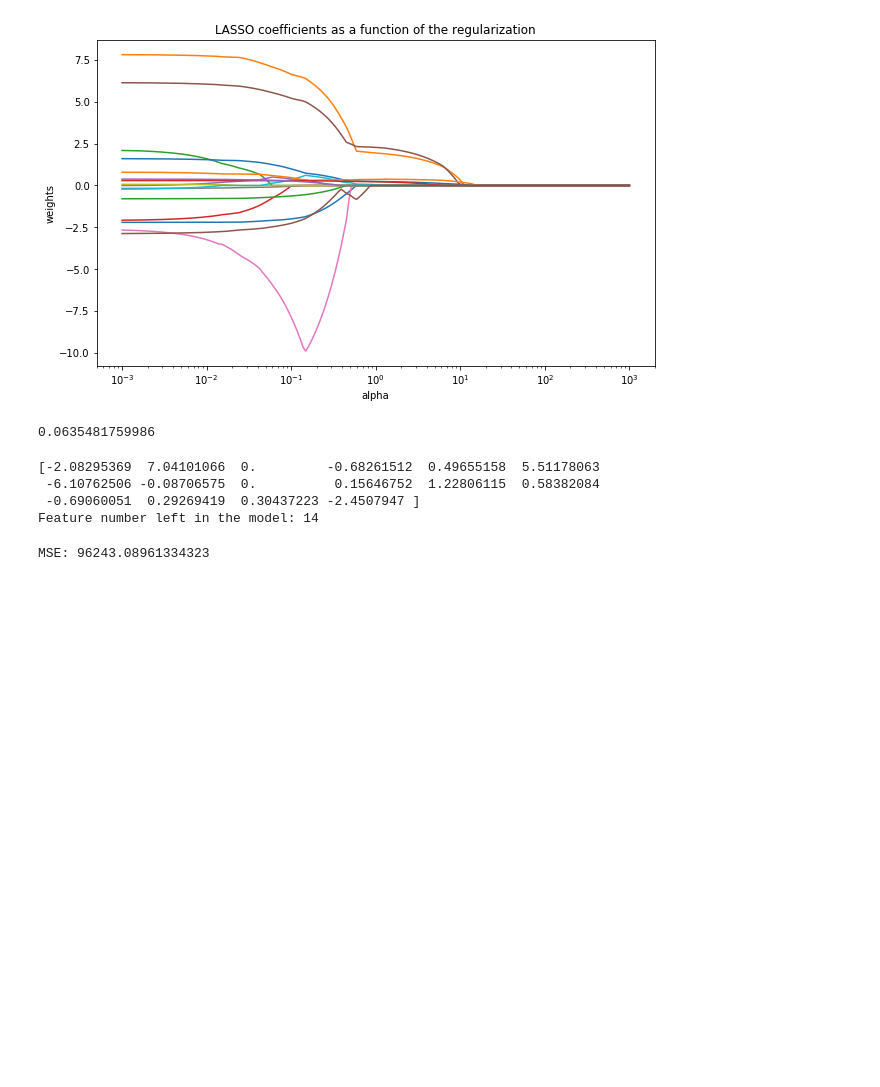
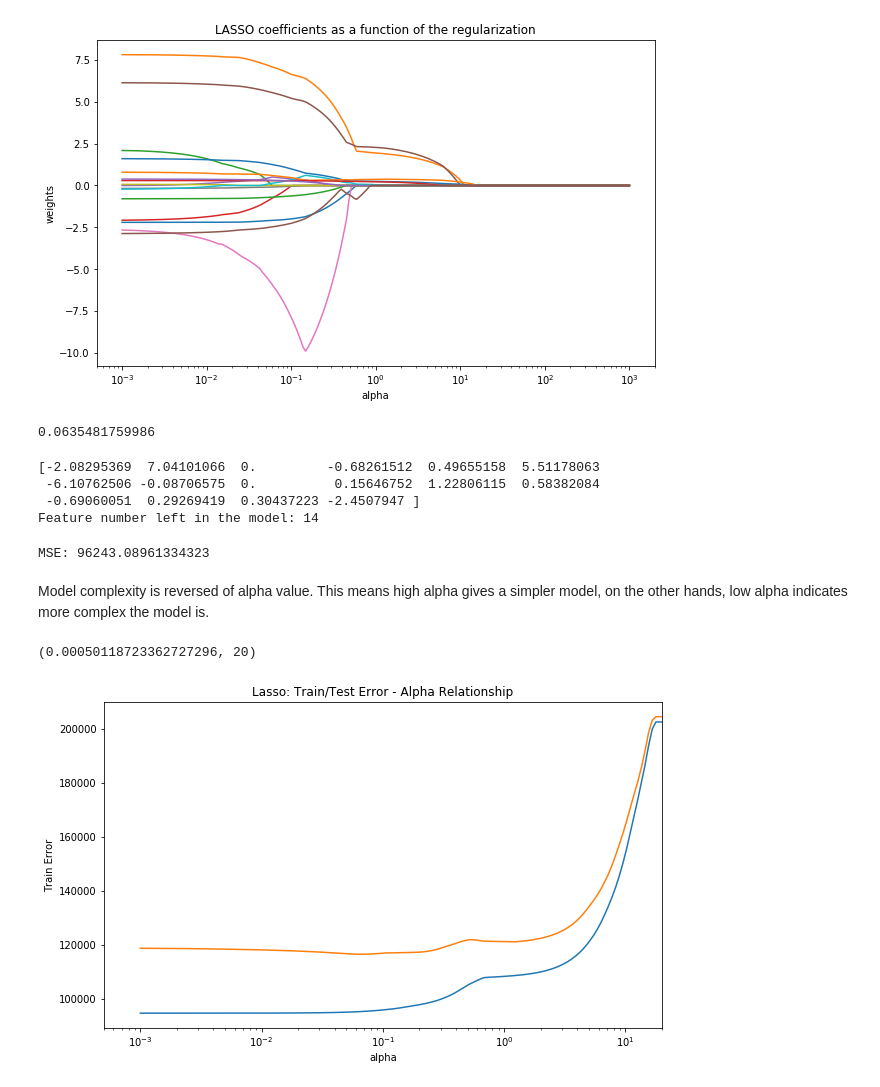
Before and after one commit to s2t2/ANLY-590-Deep-Learning, a Jupyter notebook: hw0/lasso_regression.ipynb, the cells around one changed output. Cells and saved outputs as stored; diff of their text form; code cells hidden in the pictures; blank space fills up the shorter version.

Commit message:
add graph for analysis on Q2

```diff
--- a/hw0/lasso_regression.ipynb
+++ b/hw0/lasso_regression.ipynb
@@ -134,3 +137,53 @@ mse = mean_squared_error(Y, y_pred)
 print("MSE: {0}".format(mse))
 # %% [output]
 MSE: 96243.08961334323
+# %%
+# Plot MSE-alpha relationship
+# Get both training MSE and validaiton MSE for each alpha
+
+train_error_list = []
+test_error_list = []
+error_list = []
+
+for a in alphas:
+    # Sum of errors
+    sum_train_mse = 0
+    sum_test_mse = 0
+
+    # Use 10-Fold cross validation for more reliability
+    kf = KFold(n_splits=10)
+
+    for train_index, test_index in kf.split(X):
+        x_train, x_test = X.iloc[train_index], X.iloc[test_index]
+        y_train, y_test = Y.iloc[train_index], Y.iloc[test_index]
+
+        # Build model
+        lasso.set_params(alpha=a)
+        lasso.fit(x_train, y_train)
+        sum_train_mse += mean_squared_error(y_train, lasso.predict(x_train))
+        sum_test_mse += mean_squared_error(y_test, lasso.predict(x_test))
+
+    # Get average of MSE of 10-Fold cross validation
+    train_mse = sum_train_mse / kf.get_n_splits(X,Y)
+    test_mse = sum_test_mse / kf.get_n_splits(X,Y)
+
+    # Add to lists
+    train_error_list.append(train_mse)
+    test_error_list.append(test_mse)
+    error_list.append([train_mse,test_mse])
+# %% [markdown]
+Model complexity is reversed of alpha value. This means high alpha gives a simpler model, on the other hands, low alpha indicates more complex the model is.
+# %%
+# Plot
+plt.figure(figsize=(10, 6))
+ax = plt.gca()
+ax.plot(alphas, error_list)
+ax.set_xscale('log')
+plt.xlabel('alpha')
+plt.ylabel('Train Error')
+plt.axis('tight')
+plt.title('Lasso: Train/Test Error - Alpha Relationship')
+plt.xlim(xmax=20)
+# %% [output]
+(0.00050118723362727296, 20)
+[figure, added]
```
Also changed, not shown: parts of 3 cells of this notebook, 1 other file.
